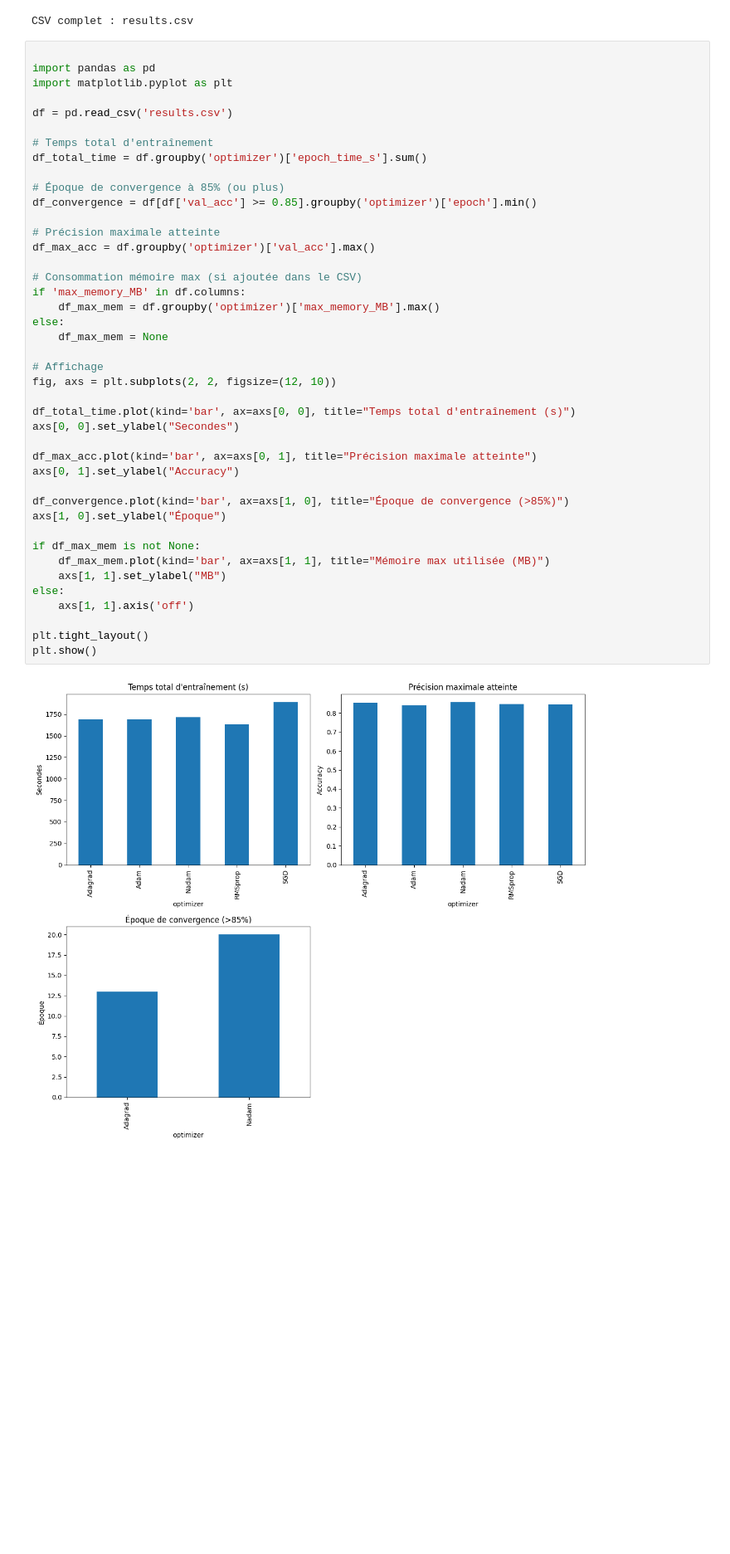
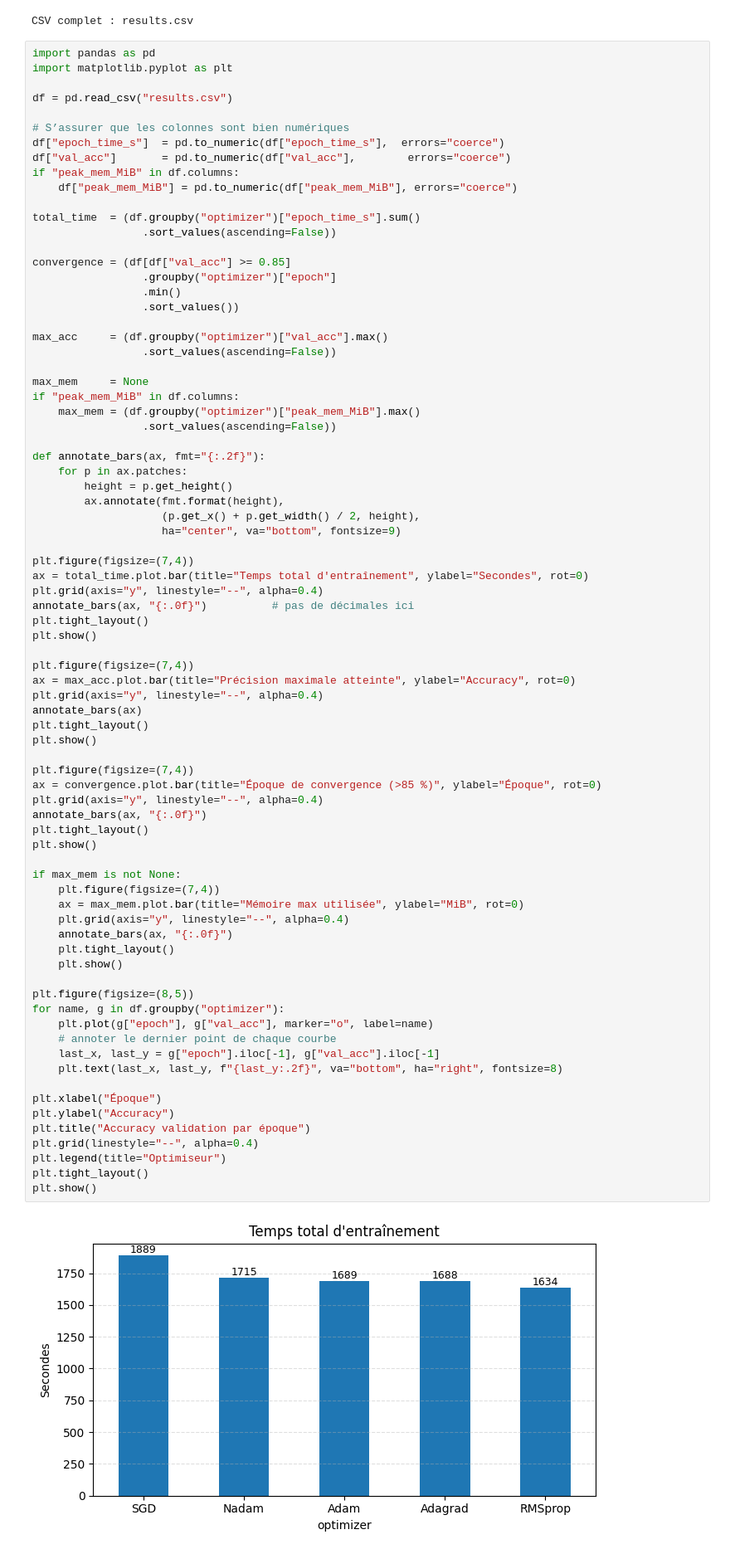
Before and after one commit to ESSADIKINE/Optimisation-Project, a Jupyter notebook: au_modified.ipynb, the cells around one changed output. Shown: that part at 83% size. Drawn from its saved outputs; the diff is of its cells as text; blank space fills up the shorter version.

Commit message:
second version

```diff
--- a/au_modified.ipynb
+++ b/au_modified.ipynb
@@ -191,46 +191,82 @@ print('CSV complet : results.csv')
 [figure]
 CSV complet : results.csv
 # %%
-
 import pandas as pd
 import matplotlib.pyplot as plt
 
-df = pd.read_csv('results.csv')
+df = pd.read_csv("results.csv")
 
-# Temps total d'entraînement
-df_total_time = df.groupby('optimizer')['epoch_time_s'].sum()
+# S’assurer que les colonnes sont bien numériques
+df["epoch_time_s"]  = pd.to_numeric(df["epoch_time_s"],  errors="coerce")
+df["val_acc"]       = pd.to_numeric(df["val_acc"],        errors="coerce")
+if "peak_mem_MiB" in df.columns:
+    df["peak_mem_MiB"] = pd.to_numeric(df["peak_mem_MiB"], errors="coerce")
 
-# Époque de convergence à 85% (ou plus)
-df_convergence = df[df['val_acc'] >= 0.85].groupby('optimizer')['epoch'].min()
+total_time  = (df.groupby("optimizer")["epoch_time_s"].sum()
+                 .sort_values(ascending=False))
 
-# Précision maximale atteinte
-df_max_acc = df.groupby('optimizer')['val_acc'].max()
+convergence = (df[df["val_acc"] >= 0.85]
+                 .groupby("optimizer")["epoch"]
+                 .min()
+                 .sort_values())
 
-# Consommation mémoire max (si ajoutée dans le CSV)
-if 'max_memory_MB' in df.columns:
-    df_max_mem = df.groupby('optimizer')['max_memory_MB'].max()
-else:
-    df_max_mem = None
+max_acc     = (df.groupby("optimizer")["val_acc"].max()
+                 .sort_values(ascending=False))
 
-# Affichage
-fig, axs = plt.subplots(2, 2, figsize=(12, 10))
+max_mem     = None
+if "peak_mem_MiB" in df.columns:
+    max_mem = (df.groupby("optimizer")["peak_mem_MiB"].max()
+                 .sort_values(ascending=False))
 
-df_total_time.plot(kind='bar', ax=axs[0, 0], title="Temps total d'entraînement (s)")
-axs[0, 0].set_ylabel("Secondes")
+def annotate_bars(ax, fmt="{:.2f}"):
+    for p in ax.patches:
+        height = p.get_height()
+        ax.annotate(fmt.format(height),
+                    (p.get_x() + p.get_width() / 2, height),
+                    ha="center", va="bottom", fontsize=9)
 
-df_max_acc.plot(kind='bar', ax=axs[0, 1], title="Précision maximale atteinte")
-axs[0, 1].set_ylabel("Accuracy")
-
-df_convergence.plot(kind='bar', ax=axs[1, 0], title="Époque de convergence (>85%)")
-axs[1, 0].set_ylabel("Époque")
-
-if df_max_mem is not None:
-    df_max_mem.plot(kind='bar', ax=axs[1, 1], title="Mémoire max utilisée (MB)")
-    axs[1, 1].set_ylabel("MB")
-else:
-    axs[1, 1].axis('off')
-
+plt.figure(figsize=(7,4))
+ax = total_time.plot.bar(title="Temps total d'entraînement", ylabel="Secondes", rot=0)
+plt.grid(axis="y", linestyle="--", alpha=0.4)
+annotate_bars(ax, "{:.0f}")          # pas de décimales ici
 plt.tight_layout()
 plt.show()
+
+plt.figure(figsize=(7,4))
+ax = max_acc.plot.bar(title="Précision maximale atteinte", ylabel="Accuracy", rot=0)
+plt.grid(axis="y", linestyle="--", alpha=0.4)
+annotate_bars(ax)
+plt.tight_layout()
+plt.show()
+
+plt.figure(figsize=(7,4))
+ax = convergence.plot.bar(title="Époque de convergence (>85 %)", ylabel="Époque", rot=0)
+plt.grid(axis="y", linestyle="--", alpha=0.4)
+annotate_bars(ax, "{:.0f}")
+plt.tight_layout()
+plt.show()
+
+if max_mem is not None:
+    plt.figure(figsize=(7,4))
+    ax = max_mem.plot.bar(title="Mémoire max utilisée", ylabel="MiB", rot=0)
+    plt.grid(axis="y", linestyle="--", alpha=0.4)
+    annotate_bars(ax, "{:.0f}")
+    plt.tight_layout()
+    plt.show()
+
+plt.figure(figsize=(8,5))
+for name, g in df.groupby("optimizer"):
+    plt.plot(g["epoch"], g["val_acc"], marker="o", label=name)
+    # annoter le dernier point de chaque courbe
+    last_x, last_y = g["epoch"].iloc[-1], g["val_acc"].iloc[-1]
+    plt.text(last_x, last_y, f"{last_y:.2f}", va="bottom", ha="right", fontsize=8)
+
+plt.xlabel("Époque")
+plt.ylabel("Accuracy")
+plt.title("Accuracy validation par époque")
+plt.grid(linestyle="--", alpha=0.4)
+plt.legend(title="Optimiseur")
+plt.tight_layout()
+plt.show()
 # %% [output]
-[figure, old version]
+[figure, new version]
```
Also changed, not shown: parts of 2 cells of this notebook.
